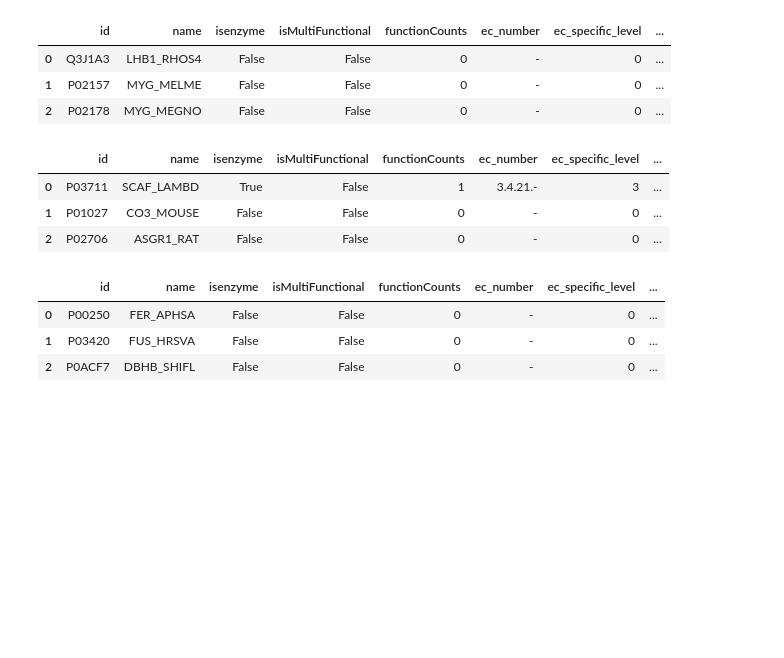
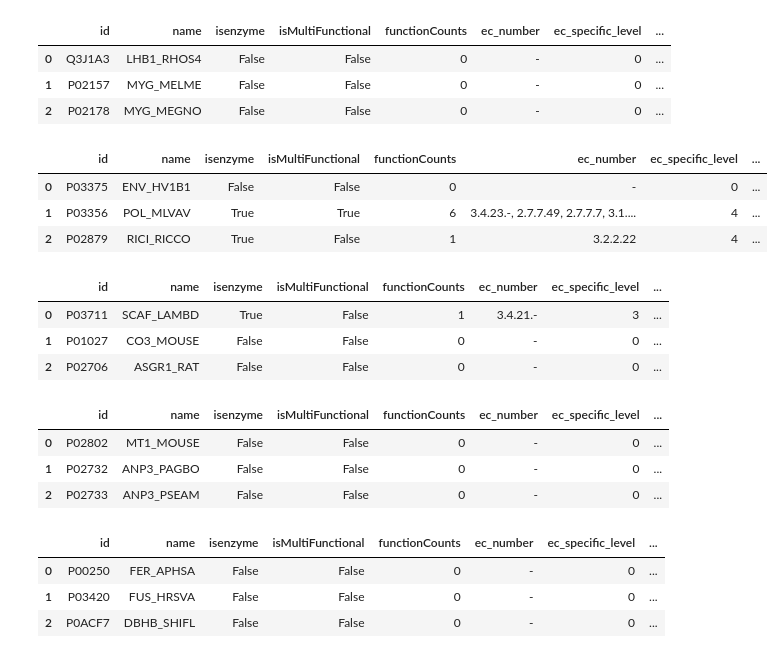
Before and after one commit to kingstdio/ECRECer, a Jupyter notebook: prepare_task_dataset.ipynb, the cells around one changed output. Cells and saved outputs as stored; diff of their text form; code cells hidden in the pictures; blank space fills up the shorter version.

```diff
--- a/prepare_task_dataset.ipynb
+++ b/prepare_task_dataset.ipynb
@@ -141,6 +184,13 @@ sprot2018.head(3)
 | 0 | Q3J1A3 | LHB1_RHOS4 | False | False | 0 | - | 0 | ... |
 | 1 | P02157 | MYG_MELME | False | False | 0 | - | 0 | ... |
 | 2 | P02178 | MYG_MEGNO | False | False | 0 | - | 0 | ... |
+# %%
+sprot2019.head(3)
+# %% [output]
+|  | id | name | isenzyme | isMultiFunctional | functionCounts | ec_number | ec_specific_level | ... |
+| 0 | P03375 | ENV_HV1B1 | False | False | 0 | - | 0 | ... |
+| 1 | P03356 | POL_MLVAV | True | True | 6 | 3.4.23.-, 2.7.7.49, 2.7.7.7, 3.1.... | 4 | ... |
+| 2 | P02879 | RICI_RICCO | True | False | 1 | 3.2.2.22 | 4 | ... |
 # %%
 sprot2020.head(3)
 # %% [output]
@@ -148,6 +198,13 @@ sprot2020.head(3)
 | 0 | P03711 | SCAF_LAMBD | True | False | 1 | 3.4.21.- | 3 | ... |
 | 1 | P01027 | CO3_MOUSE | False | False | 0 | - | 0 | ... |
 | 2 | P02706 | ASGR1_RAT | False | False | 0 | - | 0 | ... |
+# %%
+sprot2021.head(3)
+# %% [output]
+|  | id | name | isenzyme | isMultiFunctional | functionCounts | ec_number | ec_specific_level | ... |
+| 0 | P02802 | MT1_MOUSE | False | False | 0 | - | 0 | ... |
+| 1 | P02732 | ANP3_PAGBO | False | False | 0 | - | 0 | ... |
+| 2 | P02733 | ANP3_PSEAM | False | False | 0 | - | 0 | ... |
 # %%
 sprot2022.head(3)
 # %% [output]
```
Also changed, not shown: parts of 22 cells of this notebook, 7 other files.
